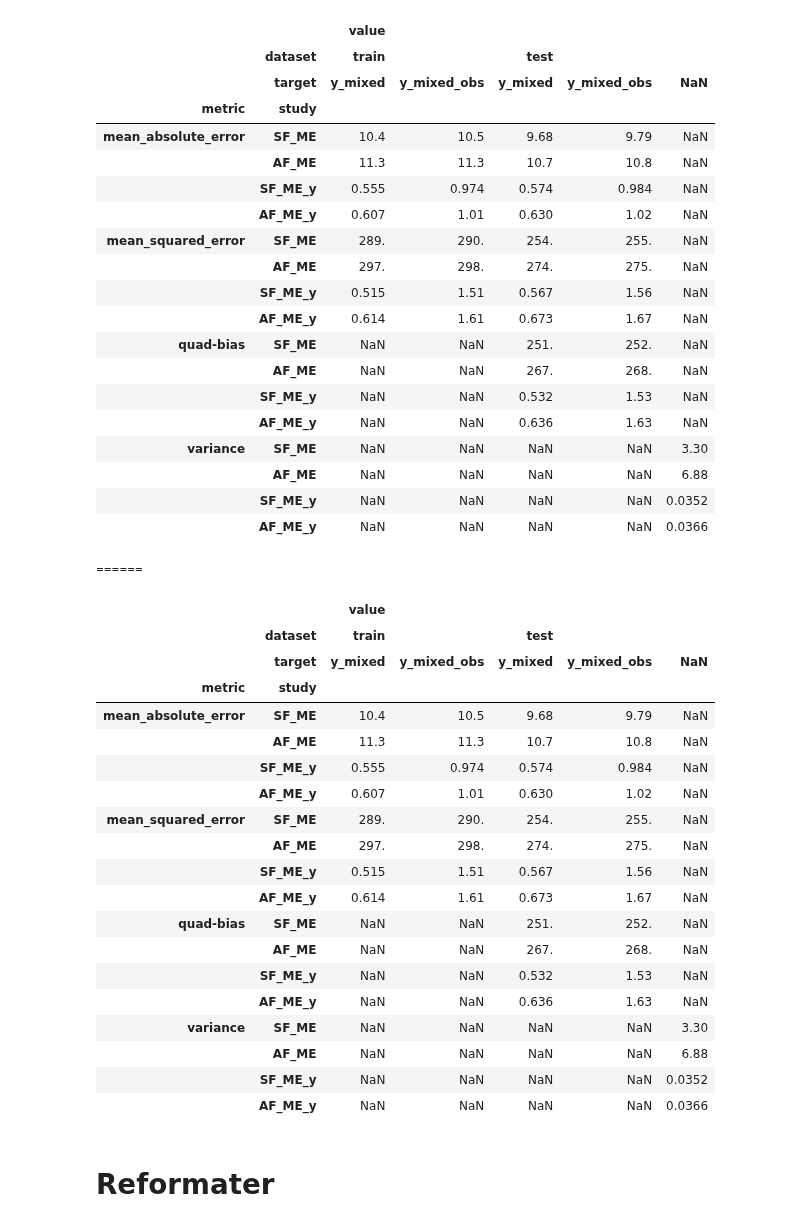
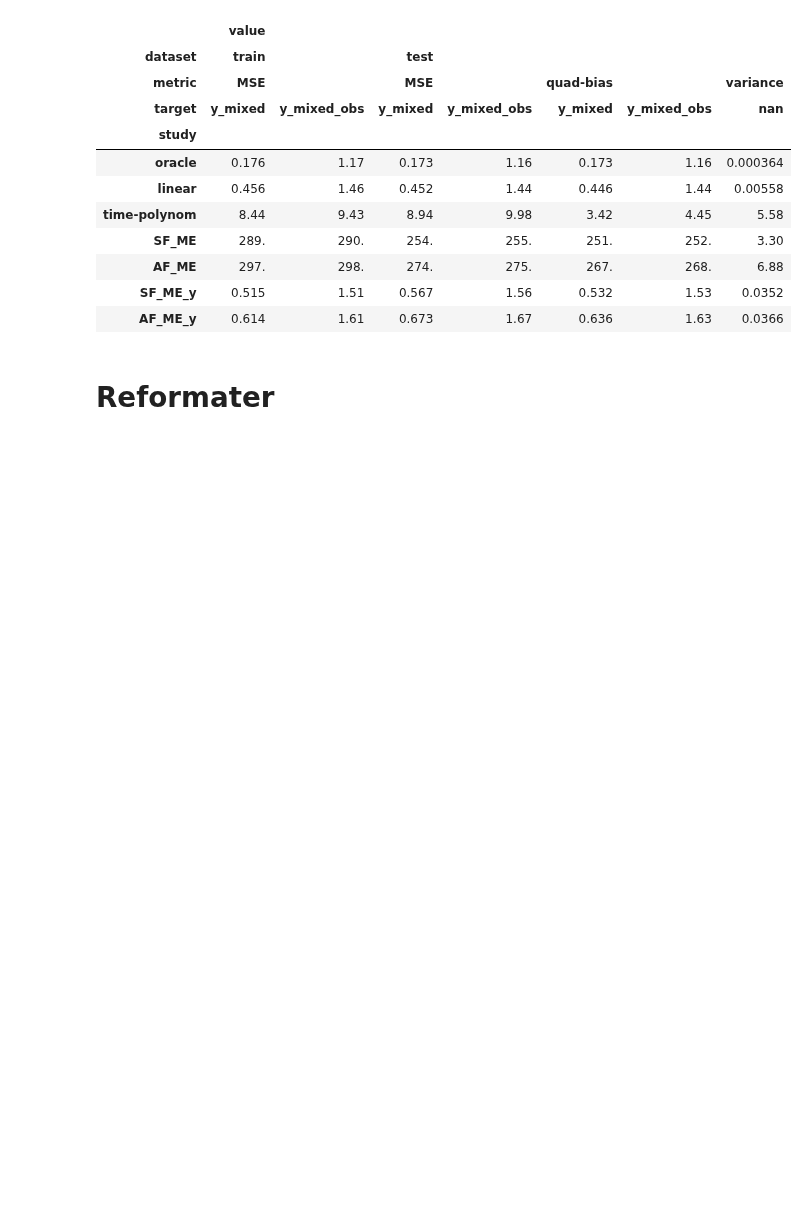
Before and after one commit to FrankwaP/subSISTM, a Jupyter notebook: models/reservoirs_synthetic_bph/prediction_errors.ipynb, the cells around one changed output. Drawn from its saved outputs; the diff is of its cells as text; code cells hidden in the pictures; blank space fills up the shorter version.

```diff
--- a/models/reservoirs_synthetic_bph/prediction_errors.ipynb
+++ b/models/reservoirs_synthetic_bph/prediction_errors.ipynb
@@ -18,3 +18,6 @@ from utils.post_processing import METRIC, DSET, TGT, VAL
 # from utils.errors_computing import compute_errors_df
 
 # from utils.errors_computing_train import compute_errors_df_omg_so_ugly
+# %%
+dft = read_csv("AF_FE/" + "/" + METRIC_CSV_FILE, index_col=0)
+dft
@@ -20,0 +57,14 @@ from utils.post_processing import METRIC, DSET, TGT, VAL
+# %%
+def apply_style(df):
+    return dft.style.format("{:#.3g}", subset=["value"]).set_table_styles(
+        [
+            {
+                "selector": "table, th, td",
+                "props": "border: 1px solid; text-align: center",
+            },
+        ],
+        overwrite=True,
+    )
+
+
+apply_style(dft)
@@ -60,47 +154,20 @@ hlp = summarize_df(["SF_FE", "AF_FE"])  # METRIC,
 # %%
-summarize_df(["SF_ME", "AF_ME", "SF_ME_y", "AF_ME_y"])  # METRIC,
+summarize_df(
+    ["oracle", "linear", "time-polynom", "SF_ME", "AF_ME", "SF_ME_y", "AF_ME_y"]
+)
 # %% [output]
-|  |  | value |  |  |  |  |
-|  | dataset | train |  | test |  |  |
-|  | target | y_mixed | y_mixed_obs | y_mixed | y_mixed_obs | NaN |
-| metric | study |  |  |  |  |  |
-| mean_absolute_error | SF_ME | 10.4 | 10.5 | 9.68 | 9.79 | NaN |
-|  | AF_ME | 11.3 | 11.3 | 10.7 | 10.8 | NaN |
-|  | SF_ME_y | 0.555 | 0.974 | 0.574 | 0.984 | NaN |
-|  | AF_ME_y | 0.607 | 1.01 | 0.630 | 1.02 | NaN |
-| mean_squared_error | SF_ME | 289. | 290. | 254. | 255. | NaN |
-|  | AF_ME | 297. | 298. | 274. | 275. | NaN |
-|  | SF_ME_y | 0.515 | 1.51 | 0.567 | 1.56 | NaN |
-|  | AF_ME_y | 0.614 | 1.61 | 0.673 | 1.67 | NaN |
-| quad-bias | SF_ME | NaN | NaN | 251. | 252. | NaN |
-|  | AF_ME | NaN | NaN | 267. | 268. | NaN |
-|  | SF_ME_y | NaN | NaN | 0.532 | 1.53 | NaN |
-|  | AF_ME_y | NaN | NaN | 0.636 | 1.63 | NaN |
-| variance | SF_ME | NaN | NaN | NaN | NaN | 3.30 |
-|  | AF_ME | NaN | NaN | NaN | NaN | 6.88 |
-|  | SF_ME_y | NaN | NaN | NaN | NaN | 0.0352 |
-|  | AF_ME_y | NaN | NaN | NaN | NaN | 0.0366 |
+|  | value |  |  |  |  |  |  |
+| dataset | train |  | test |  |  |  |  |
+| metric | MSE |  | MSE |  | quad-bias |  | variance |
+| target | y_mixed | y_mixed_obs | y_mixed | y_mixed_obs | y_mixed | y_mixed_obs | nan |
+| study |  |  |  |  |  |  |  |
+| oracle | 0.176 | 1.17 | 0.173 | 1.16 | 0.173 | 1.16 | 0.000364 |
+| linear | 0.456 | 1.46 | 0.452 | 1.44 | 0.446 | 1.44 | 0.00558 |
+| time-polynom | 8.44 | 9.43 | 8.94 | 9.98 | 3.42 | 4.45 | 5.58 |
+| SF_ME | 289. | 290. | 254. | 255. | 251. | 252. | 3.30 |
+| AF_ME | 297. | 298. | 274. | 275. | 267. | 268. | 6.88 |
+| SF_ME_y | 0.515 | 1.51 | 0.567 | 1.56 | 0.532 | 1.53 | 0.0352 |
+| AF_ME_y | 0.614 | 1.61 | 0.673 | 1.67 | 0.636 | 1.63 | 0.0366 |
-======
-|  |  | value |  |  |  |  |
-|  | dataset | train |  | test |  |  |
-|  | target | y_mixed | y_mixed_obs | y_mixed | y_mixed_obs | NaN |
-| metric | study |  |  |  |  |  |
-| mean_absolute_error | SF_ME | 10.4 | 10.5 | 9.68 | 9.79 | NaN |
-|  | AF_ME | 11.3 | 11.3 | 10.7 | 10.8 | NaN |
-|  | SF_ME_y | 0.555 | 0.974 | 0.574 | 0.984 | NaN |
-|  | AF_ME_y | 0.607 | 1.01 | 0.630 | 1.02 | NaN |
-| mean_squared_error | SF_ME | 289. | 290. | 254. | 255. | NaN |
-|  | AF_ME | 297. | 298. | 274. | 275. | NaN |
-|  | SF_ME_y | 0.515 | 1.51 | 0.567 | 1.56 | NaN |
-|  | AF_ME_y | 0.614 | 1.61 | 0.673 | 1.67 | NaN |
-| quad-bias | SF_ME | NaN | NaN | 251. | 252. | NaN |
-|  | AF_ME | NaN | NaN | 267. | 268. | NaN |
-|  | SF_ME_y | NaN | NaN | 0.532 | 1.53 | NaN |
-|  | AF_ME_y | NaN | NaN | 0.636 | 1.63 | NaN |
-| variance | SF_ME | NaN | NaN | NaN | NaN | 3.30 |
-|  | AF_ME | NaN | NaN | NaN | NaN | 6.88 |
-|  | SF_ME_y | NaN | NaN | NaN | NaN | 0.0352 |
-|  | AF_ME_y | NaN | NaN | NaN | NaN | 0.0366 |
 # %% [markdown]
 # Reformater
 # %%
```
Also changed, not shown: parts of 5 cells of this notebook, 5 other files.
